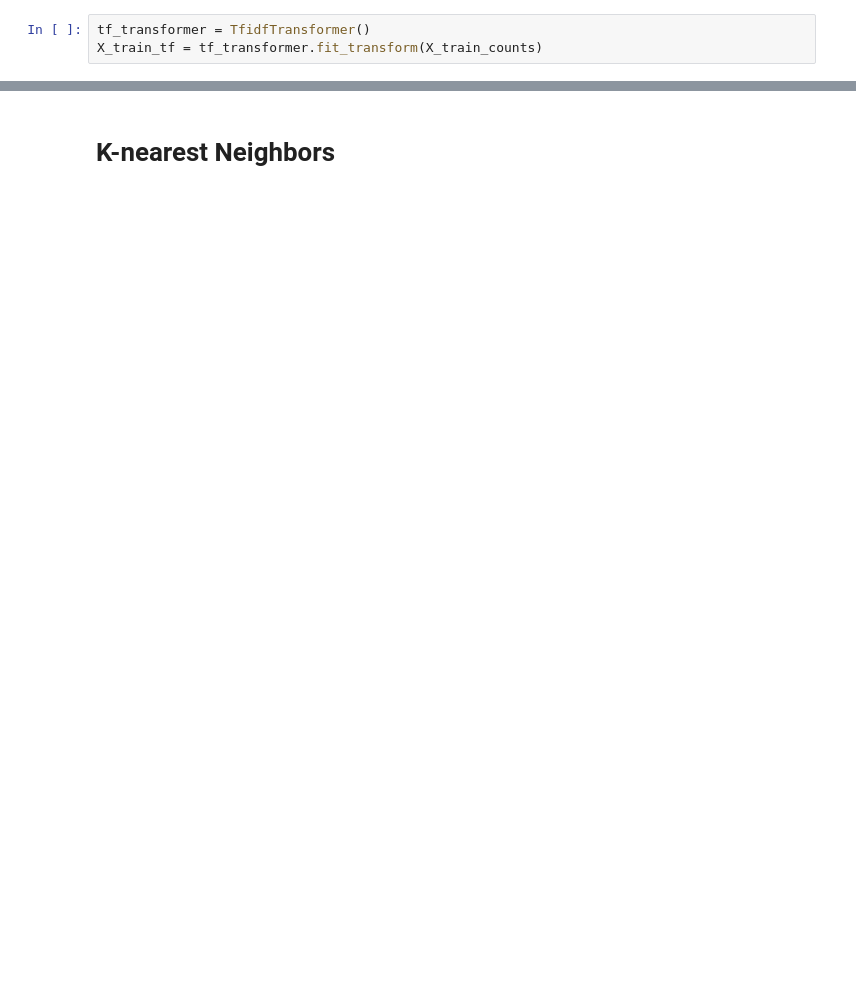
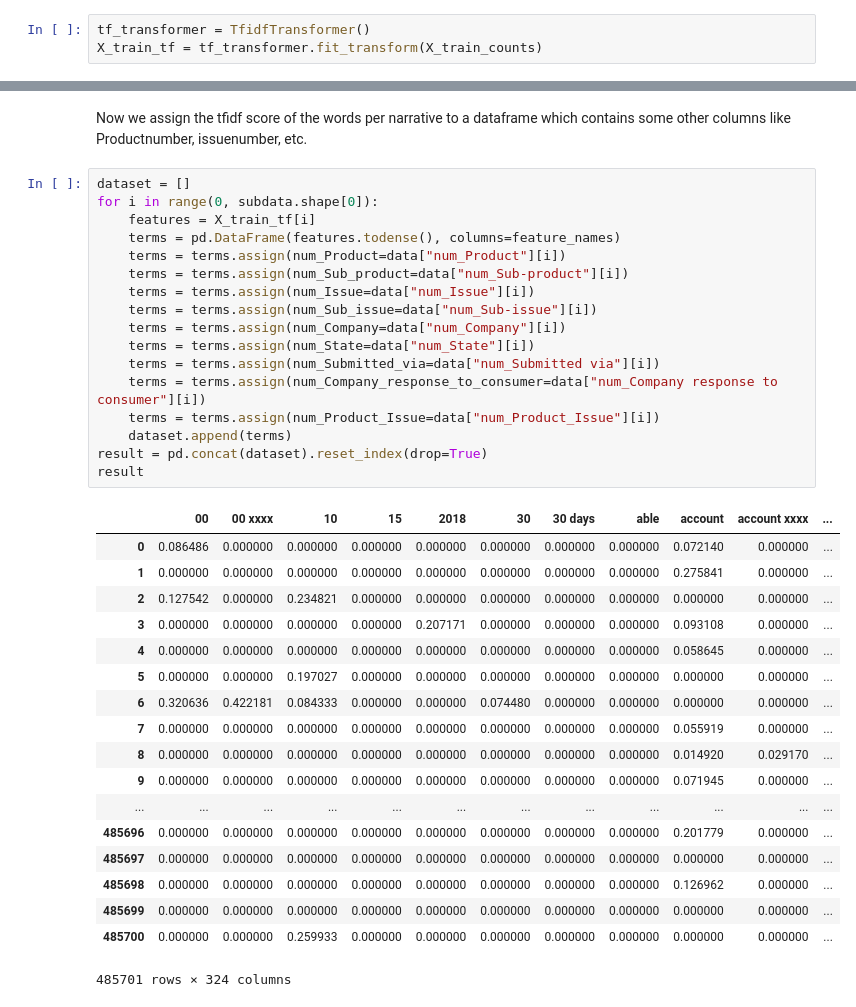
Before and after one commit to ManuSchoenmakers/MachineLearningComplaints, a Jupyter notebook: ProjectSprint1.ipynb, the cells around one changed output, grey strips where cells are left out. Cells and saved outputs as stored; diff of their text form; blank space fills up the shorter version.

```diff
--- a/ProjectSprint1.ipynb
+++ b/ProjectSprint1.ipynb
@@ -210,2 +237,38 @@ Incorrect information on your report
-# %% [markdown]
-# K-nearest Neighbors
+# %% [markdown]
+Now we assign the tfidf score of the words per narrative to a dataframe which contains some other columns like Productnumber, issuenumber, etc.
+# %%
+dataset = []
+for i in range(0, subdata.shape[0]):
+    features = X_train_tf[i]
+    terms = pd.DataFrame(features.todense(), columns=feature_names)
+    terms = terms.assign(num_Product=data["num_Product"][i])
+    terms = terms.assign(num_Sub_product=data["num_Sub-product"][i])
+    terms = terms.assign(num_Issue=data["num_Issue"][i])
+    terms = terms.assign(num_Sub_issue=data["num_Sub-issue"][i])
+    terms = terms.assign(num_Company=data["num_Company"][i])
+    terms = terms.assign(num_State=data["num_State"][i])
+    terms = terms.assign(num_Submitted_via=data["num_Submitted via"][i])
+    terms = terms.assign(num_Company_response_to_consumer=data["num_Company response to consumer"][i])
+    terms = terms.assign(num_Product_Issue=data["num_Product_Issue"][i])
+    dataset.append(terms)
+result = pd.concat(dataset).reset_index(drop=True)
+result
+# %% [output]
+|  | 00 | 00 xxxx | 10 | 15 | 2018 | 30 | 30 days | able | account | account xxxx | ... |
+| 0 | 0.086486 | 0.000000 | 0.000000 | 0.000000 | 0.000000 | 0.000000 | 0.000000 | 0.000000 | 0.072140 | 0.000000 | ... |
+| 1 | 0.000000 | 0.000000 | 0.000000 | 0.000000 | 0.000000 | 0.000000 | 0.000000 | 0.000000 | 0.275841 | 0.000000 | ... |
+| 2 | 0.127542 | 0.000000 | 0.234821 | 0.000000 | 0.000000 | 0.000000 | 0.000000 | 0.000000 | 0.000000 | 0.000000 | ... |
+| 3 | 0.000000 | 0.000000 | 0.000000 | 0.000000 | 0.207171 | 0.000000 | 0.000000 | 0.000000 | 0.093108 | 0.000000 | ... |
+| 4 | 0.000000 | 0.000000 | 0.000000 | 0.000000 | 0.000000 | 0.000000 | 0.000000 | 0.000000 | 0.058645 | 0.000000 | ... |
+| 5 | 0.000000 | 0.000000 | 0.197027 | 0.000000 | 0.000000 | 0.000000 | 0.000000 | 0.000000 | 0.000000 | 0.000000 | ... |
+| 6 | 0.320636 | 0.422181 | 0.084333 | 0.000000 | 0.000000 | 0.074480 | 0.000000 | 0.000000 | 0.000000 | 0.000000 | ... |
+| 7 | 0.000000 | 0.000000 | 0.000000 | 0.000000 | 0.000000 | 0.000000 | 0.000000 | 0.000000 | 0.055919 | 0.000000 | ... |
+| 8 | 0.000000 | 0.000000 | 0.000000 | 0.000000 | 0.000000 | 0.000000 | 0.000000 | 0.000000 | 0.014920 | 0.029170 | ... |
+| 9 | 0.000000 | 0.000000 | 0.000000 | 0.000000 | 0.000000 | 0.000000 | 0.000000 | 0.000000 | 0.071945 | 0.000000 | ... |
+| ... | ... | ... | ... | ... | ... | ... | ... | ... | ... | ... | ... |
+| 485696 | 0.000000 | 0.000000 | 0.000000 | 0.000000 | 0.000000 | 0.000000 | 0.000000 | 0.000000 | 0.201779 | 0.000000 | ... |
+| 485697 | 0.000000 | 0.000000 | 0.000000 | 0.000000 | 0.000000 | 0.000000 | 0.000000 | 0.000000 | 0.000000 | 0.000000 | ... |
+| 485698 | 0.000000 | 0.000000 | 0.000000 | 0.000000 | 0.000000 | 0.000000 | 0.000000 | 0.000000 | 0.126962 | 0.000000 | ... |
+| 485699 | 0.000000 | 0.000000 | 0.000000 | 0.000000 | 0.000000 | 0.000000 | 0.000000 | 0.000000 | 0.000000 | 0.000000 | ... |
+| 485700 | 0.000000 | 0.000000 | 0.259933 | 0.000000 | 0.000000 | 0.000000 | 0.000000 | 0.000000 | 0.000000 | 0.000000 | ... |
+485701 rows × 324 columns
```
Also changed, not shown: parts of 9 cells of this notebook.
